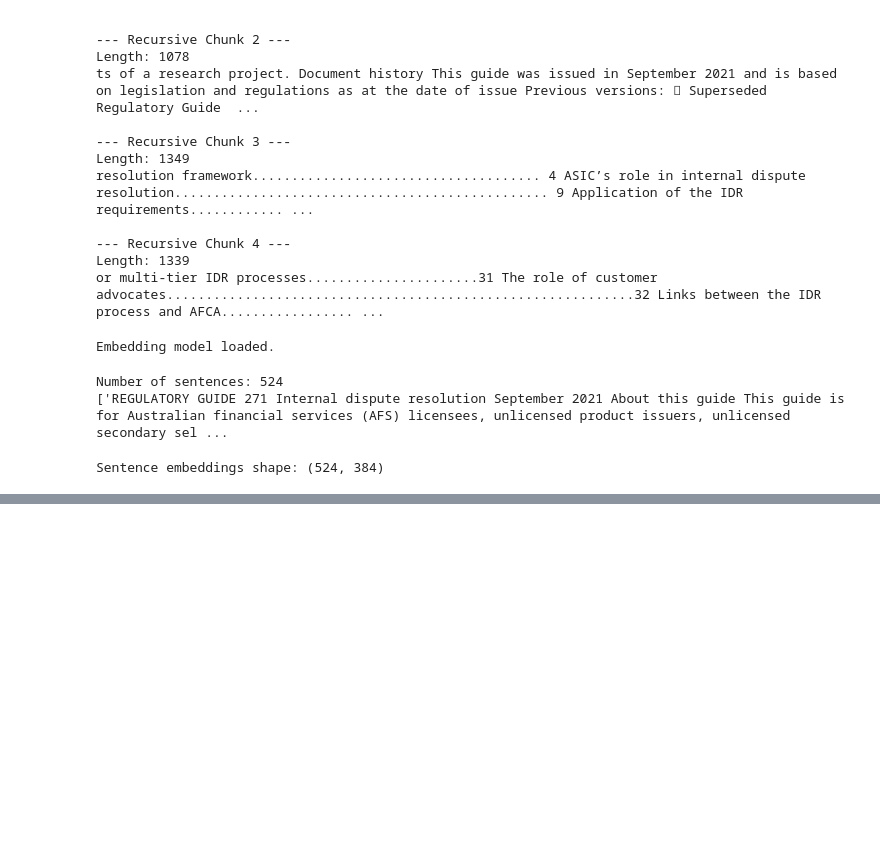
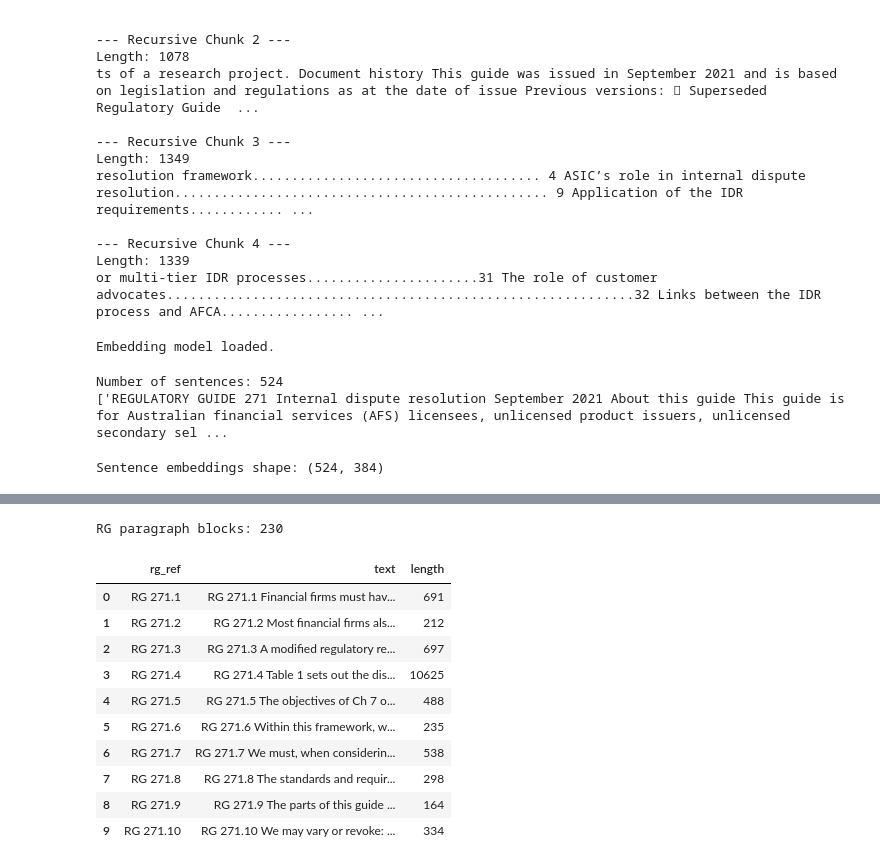
Before and after one commit to ozzy2438/Complaint-Intelligence-Platform-PII-Safe-Classification-RAG-Assistant-for-Financial-Complaints, a Jupyter notebook: complaint-intelligence-platform/notebooks/04_rag_rg271.ipynb, the cells around one changed output, grey strips where cells are left out. Saved outputs shown, nothing was run; the diff lists cells and outputs as text; code cells hidden in the pictures; blank space fills up the shorter version.

```diff
--- a/complaint-intelligence-platform/notebooks/04_rag_rg271.ipynb
+++ b/complaint-intelligence-platform/notebooks/04_rag_rg271.ipynb
@@ -294,0 +364,5 @@ Sentence embeddings shape: (524, 384)
+# %%
+for i, chunk in enumerate(semantic_chunks[:5]):
+    print(f"\n--- Semantic Chunk {i} ---")
+    print("Length:", len(chunk))
+    print(chunk[:1000])
@@ -294,0 +539,5 @@ Sentence embeddings shape: (524, 384)
+# %%
+for i, chunk in enumerate(section_chunks[:8]):
+    print(f"\n--- Section-aware Chunk {i} ---")
+    print("Length:", len(chunk))
+    print(chunk[:1200])
@@ -294,0 +657,5 @@ Sentence embeddings shape: (524, 384)
+# %%
+for i, chunk in enumerate(semantic_chunks_v2[:8]):
+    print(f"\n--- Semantic v2 Chunk {i} ---")
+    print("Length:", len(chunk))
+    print(chunk[:1200])
@@ -294,0 +950,51 @@ Sentence embeddings shape: (524, 384)
+# %%
+import re
+import pandas as pd
+import numpy as np
+
+def extract_rg_paragraph_blocks(text: str) -> list[dict]:
+    """
+    Extract blocks starting with RG 271.x references.
+    Each block keeps its RG paragraph number and related text.
+    """
+    pattern = r"(RG\s+271\.\d+[A-Z]?)"
+
+    matches = list(re.finditer(pattern, text))
+    blocks = []
+
+    for i, match in enumerate(matches):
+        start = match.start()
+        end = matches[i + 1].start() if i + 1 < len(matches) else len(text)
+
+        rg_ref = match.group(1)
+        block_text = text[start:end].strip()
+        block_text = re.sub(r"\s+", " ", block_text).strip()
+
+        if len(block_text) > 80:
+            blocks.append({
+                "rg_ref": rg_ref,
+                "text": block_text,
+                "length": len(block_text)
+            })
+
+    return blocks
+
+
+rg_blocks = extract_rg_paragraph_blocks(clean_rg271_text)
+
+print("RG paragraph blocks:", len(rg_blocks))
+
+pd.DataFrame(rg_blocks).head(10)
+# %% [output]
+RG paragraph blocks: 230
+|  | rg_ref | text | length |
+| 0 | RG 271.1 | RG 271.1 Financial firms must hav... | 691 |
+| 1 | RG 271.2 | RG 271.2 Most financial firms als... | 212 |
+| 2 | RG 271.3 | RG 271.3 A modified regulatory re... | 697 |
+| 3 | RG 271.4 | RG 271.4 Table 1 sets out the dis... | 10625 |
+| 4 | RG 271.5 | RG 271.5 The objectives of Ch 7 o... | 488 |
+| 5 | RG 271.6 | RG 271.6 Within this framework, w... | 235 |
+| 6 | RG 271.7 | RG 271.7 We must, when considerin... | 538 |
+| 7 | RG 271.8 | RG 271.8 The standards and requir... | 298 |
+| 8 | RG 271.9 | RG 271.9 The parts of this guide ... | 164 |
+| 9 | RG 271.10 | RG 271.10 We may vary or revoke: ... | 334 |
```
Also changed, not shown: parts of 31 cells of this notebook, 1 other file.
